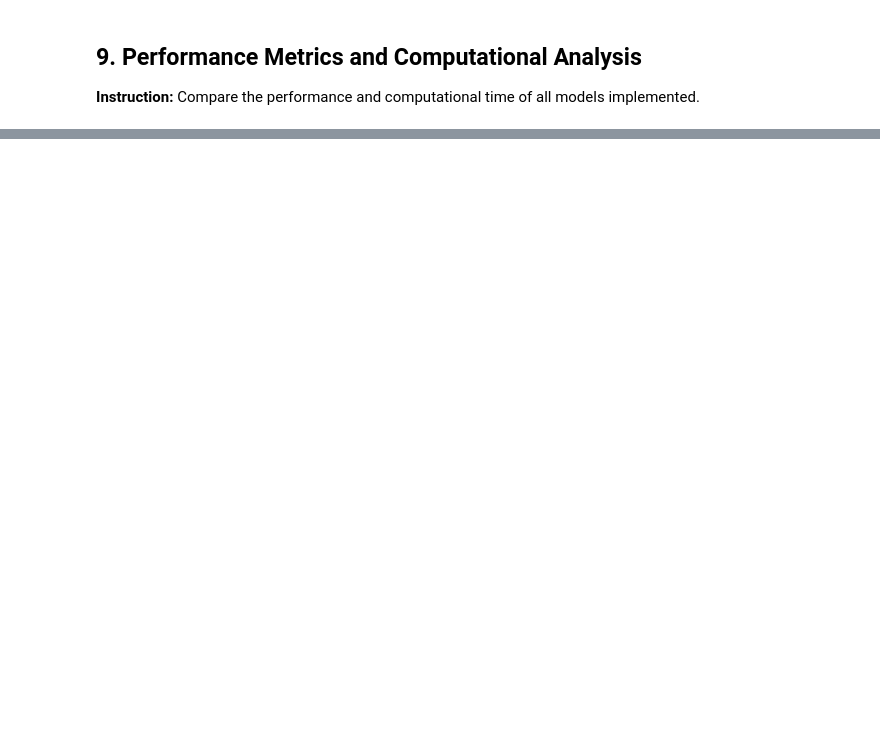
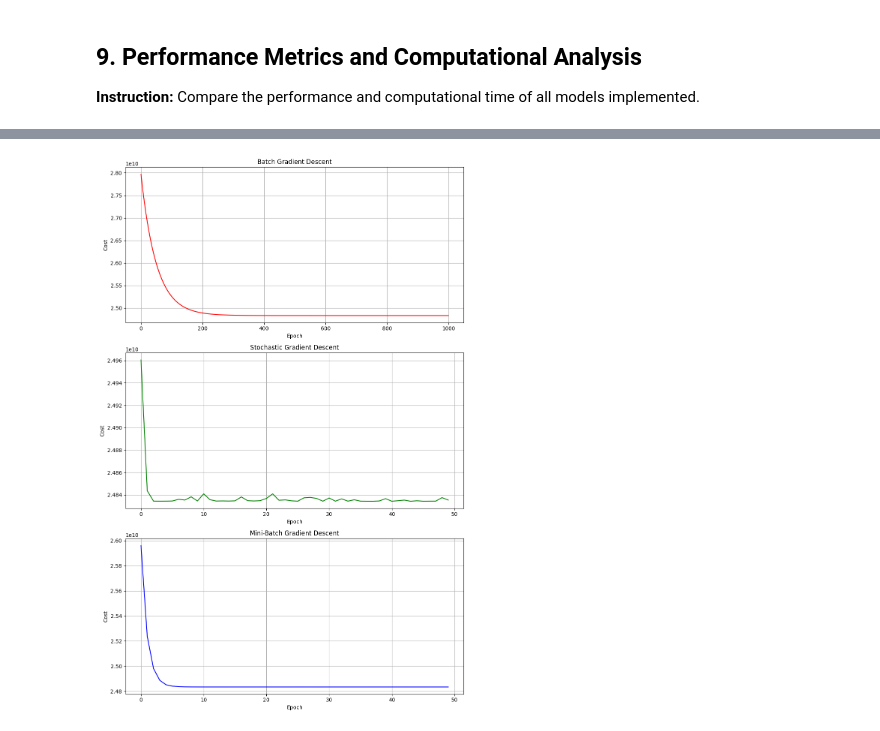
Before and after one commit to SayanDasDev/ML-College-, a Jupyter notebook: project_1/Regression_Project_Notebook.ipynb, the cells around one changed output, grey strips where cells are left out. Drawn from its saved outputs; the diff is of its cells as text; code cells hidden in the pictures; blank space fills up the shorter version.

```diff
--- a/project_1/Regression_Project_Notebook.ipynb
+++ b/project_1/Regression_Project_Notebook.ipynb
@@ -234,7 +234,7 @@ def batch_gradient_descent(X, y, learning_rate=0.01, epochs=1000):
         history.append(cost)
     return theta, history
 
-def stochastic_gradient_descent(X, y, learning_rate=0.001, epochs=50):
+def stochastic_gradient_descent(X, y, learning_rate=0.0001, epochs=50):
     m = len(y)
     theta = np.zeros(X.shape[1])
     history = []
@@ -274,14 +274,26 @@ def mini_batch_gradient_descent(X, y, learning_rate=0.001, epochs=50, batch_size
     return theta, history
 
 # Run them and output the performance
+start_time_bgd = time.time()
 theta_bgd, history_bgd = batch_gradient_descent(X_train, y_train)
+end_time_bgd = time.time()
 print(f"Batch Gradient Descent Final Cost: {history_bgd[-1]}")
 print("")
+start_time_sgd = time.time()
 theta_sgd, history_sgd = stochastic_gradient_descent(X_train, y_train)
+end_time_sgd = time.time()
 print(f"Stochastic Gradient Descent Final Cost: {history_sgd[-1]}")
 print("")
+start_time_mb = time.time()
 theta_mini_batch, history_mini_batch = mini_batch_gradient_descent(X_train, y_train)
+end_time_mb = time.time()
 print(f"Mini-Batch Gradient Descent Final Cost: {history_mini_batch[-1]}")
+
+gd_time = {
+    'Batch Gradient Descent': end_time_bgd - start_time_bgd,
+    'Stochastic Gradient Descent': end_time_sgd - start_time_sgd,
+    'Mini-Batch Gradient Descent': end_time_mb - start_time_mb
+}
 # %% [output]
 Batch Gradient Descent Final Cost: 24834271908.319904
 
@@ -481,0 +541,28 @@ plt.show()
+# %%
+fig, axes = plt.subplots(3, 1, figsize=(10, 15))
+
+# Batch Gradient Descent
+axes[0].plot(history_bgd, color='r')
+axes[0].set_title("Batch Gradient Descent")
+axes[0].set_xlabel("Epoch")
+axes[0].set_ylabel("Cost")
+axes[0].grid(True)
+
+# Stochastic Gradient Descent
+axes[1].plot(history_sgd, color='g')
+axes[1].set_title("Stochastic Gradient Descent")
+axes[1].set_xlabel("Epoch")
+axes[1].set_ylabel("Cost")
+axes[1].grid(True)
+
+# Mini-Batch Gradient Descent
+axes[2].plot(history_mini_batch, color='b')
+axes[2].set_title("Mini-Batch Gradient Descent")
+axes[2].set_xlabel("Epoch")
+axes[2].set_ylabel("Cost")
+axes[2].grid(True)
+
+plt.tight_layout()
+plt.show()
+# %% [output]
+[figure, added]
```
Also changed, not shown: parts of 11 cells of this notebook.
